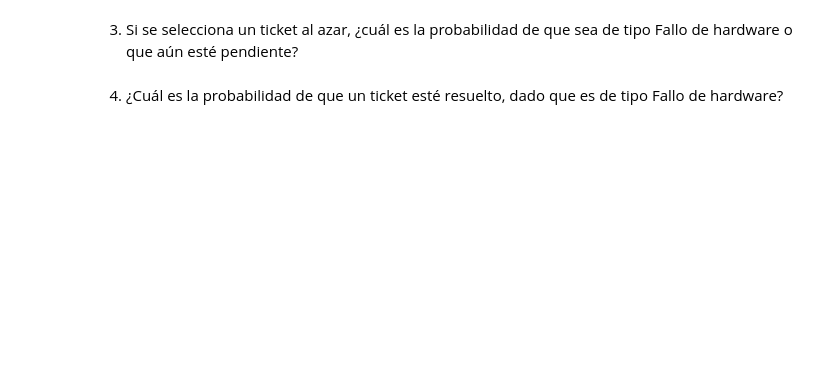
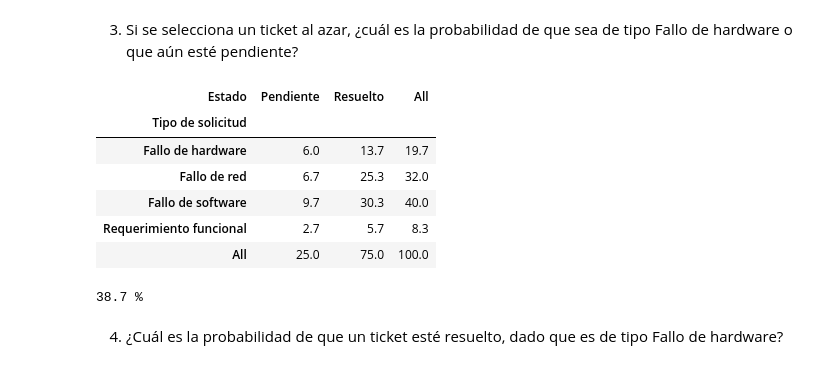
Before and after one commit to pandequeso2/Matematic-Descriptiva, a Jupyter notebook: Laboratorio_7_Probabilidades.ipynb, the cells around one changed output. Drawn from its saved outputs; the diff is of its cells as text; code cells hidden in the pictures; blank space fills up the shorter version.

```diff
--- a/Laboratorio_7_Probabilidades.ipynb
+++ b/Laboratorio_7_Probabilidades.ipynb
@@ -164,3 +164,8 @@ Importa la **<a href="https://docs.google.com/spreadsheets/d/1x0Zxj-juwv0BXkLIDt
 ">base de datos</a>** y responde las siguientes preguntas:
 # %% [markdown]
 1. Si se selecciona un ticket al azar, ¿cuál es la probabilidad de que sea una solicitud de tipo Fallo de red?
+# %%
+import pandas as pd
+df3=pd.read_excel("/content/Base7_3.xlsx")
+
+df3.head()
@@ -169,4 +207,21 @@ Importa la **<a href="https://docs.google.com/spreadsheets/d/1x0Zxj-juwv0BXkLIDt
 # %% [markdown]
 3. Si se selecciona un ticket al azar, ¿cuál es la probabilidad de que sea de tipo Fallo de hardware o que aún esté pendiente?
+# %%
+#o: Union
+tabla_3_3=pd.crosstab(df3['Tipo de solicitud'], df3['Estado'],margins=True, normalize="all")*100
+round(tabla_3_3,1)
+# %% [output]
+| Estado | Pendiente | Resuelto | All |
+| Tipo de solicitud |  |  |  |
+| Fallo de hardware | 6.0 | 13.7 | 19.7 |
+| Fallo de red | 6.7 | 25.3 | 32.0 |
+| Fallo de software | 9.7 | 30.3 | 40.0 |
+| Requerimiento funcional | 2.7 | 5.7 | 8.3 |
+| All | 25.0 | 75.0 | 100.0 |
+# %%
+prob_hardward=19.7+25.0-6.0
+print(f'{prob_hardward} %')
+# %% [output]
+38.7 %
 # %% [markdown]
 4. ¿Cuál es la probabilidad de que un ticket esté resuelto, dado que es de tipo Fallo de hardware?
```
Also changed, not shown: parts of 10 cells of this notebook.
